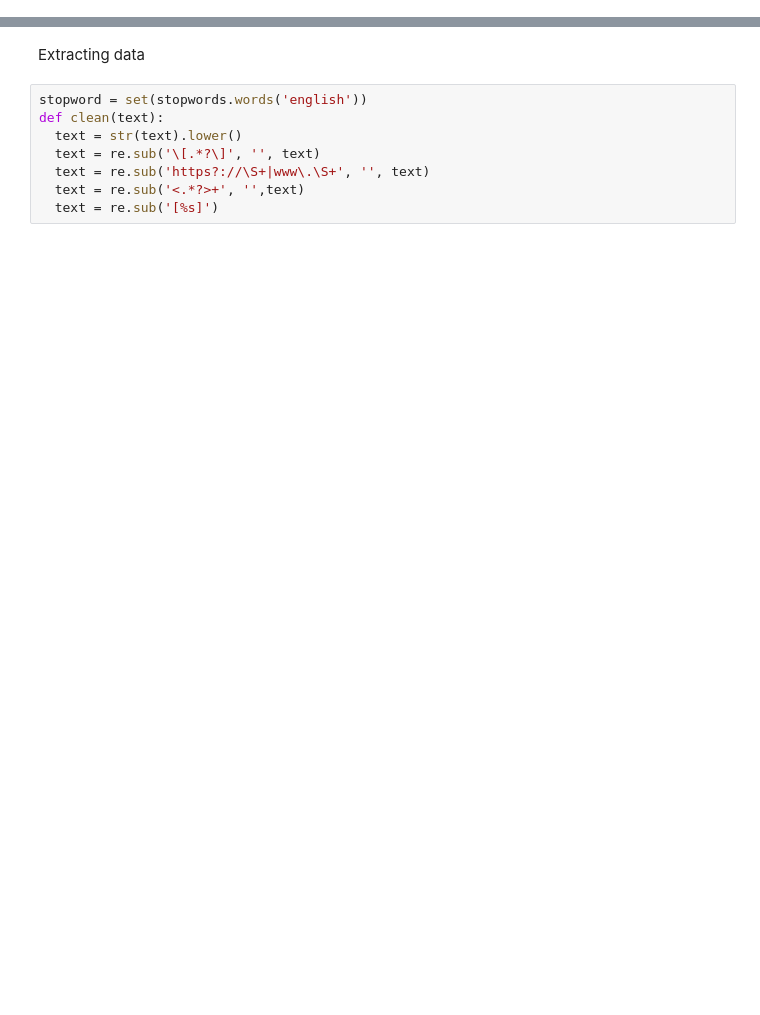
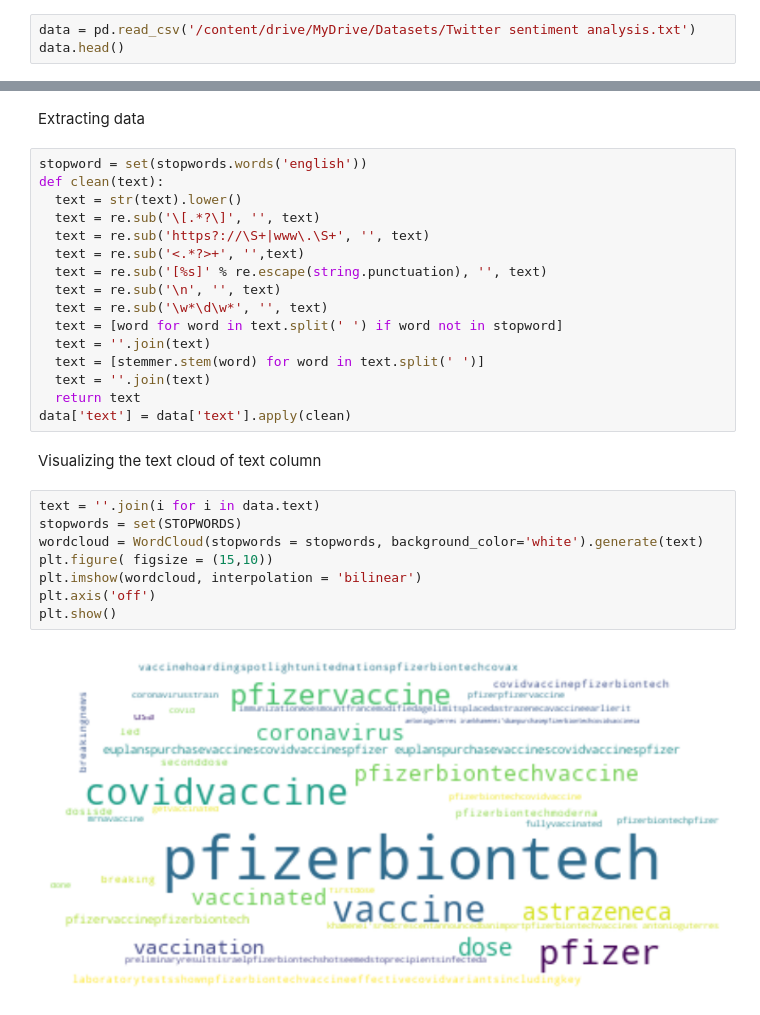
Before and after one commit to mhussainahmad/Pfizer-Vaccine-Sentiment-Analysis, a Jupyter notebook: Pfizer_Vaccine_Sentiment_Analysis.ipynb, the cells around one changed output, grey strips where cells are left out. Saved outputs shown, nothing was run; the diff lists cells and outputs as text; blank space fills up the shorter version.

```diff
--- a/Pfizer_Vaccine_Sentiment_Analysis.ipynb
+++ b/Pfizer_Vaccine_Sentiment_Analysis.ipynb
@@ -42,0 +33,3 @@ data.tail()
+# %%
+data = pd.read_csv('/content/drive/MyDrive/Datasets/Twitter sentiment analysis.txt')
+data.head()
@@ -108,4 +108,24 @@ def clean(text):
   text = re.sub('\[.*?\]', '', text)
   text = re.sub('https?://\S+|www\.\S+', '', text)
   text = re.sub('<.*?>+', '',text)
-  text = re.sub('[%s]')
+  text = re.sub('[%s]' % re.escape(string.punctuation), '', text)
+  text = re.sub('\n', '', text)
+  text = re.sub('\w*\d\w*', '', text)
+  text = [word for word in text.split(' ') if word not in stopword]
+  text = ''.join(text)
+  text = [stemmer.stem(word) for word in text.split(' ')]
+  text = ''.join(text)
+  return text
+data['text'] = data['text'].apply(clean)
+# %% [markdown]
+Visualizing the text cloud of text column
+# %%
+text = ''.join(i for i in data.text)
+stopwords = set(STOPWORDS)
+wordcloud = WordCloud(stopwords = stopwords, background_color='white').generate(text)
+plt.figure( figsize = (15,10))
+plt.imshow(wordcloud, interpolation = 'bilinear')
+plt.axis('off')
+plt.show()
+# %% [output]
+[figure, added]
```
Also changed, not shown: parts of 14 cells of this notebook.
